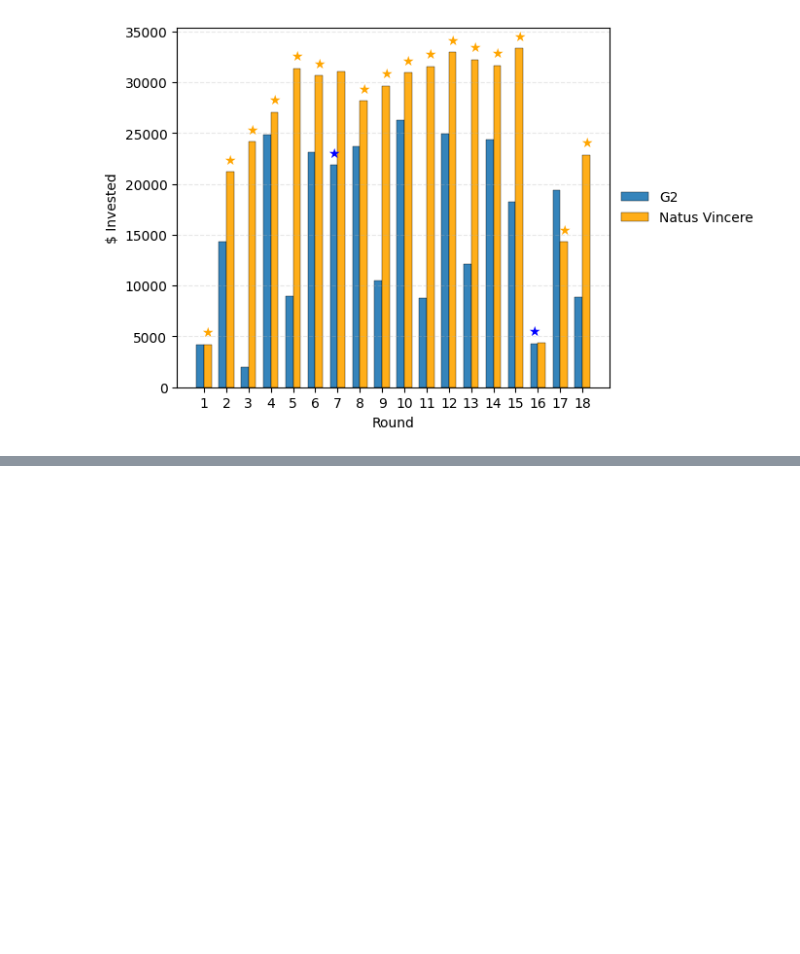
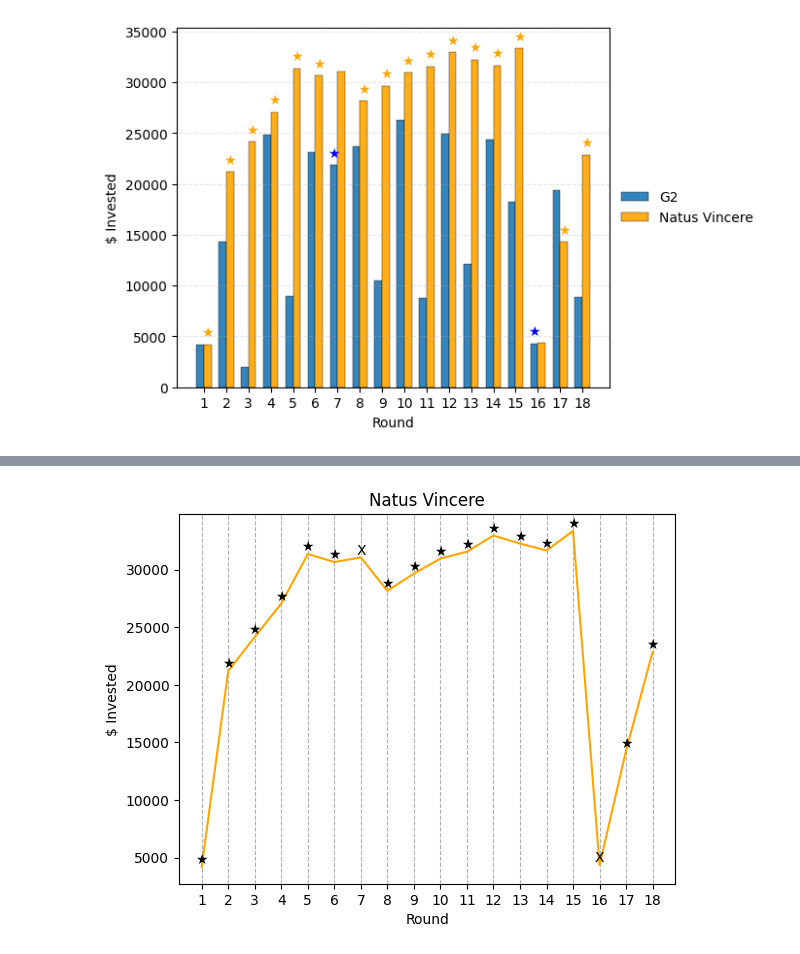
Before and after one commit to ValDevelopment/CS-GO-Team-Economy, a Jupyter notebook: notebooks/.notebook/01_data_overview_viz.ipynb, the cells around one changed output, grey strips where cells are left out. Drawn from its saved outputs; the diff is of its cells as text; code cells hidden in the pictures; blank space fills up the shorter version.

```diff
--- a/notebooks/.notebook/01_data_overview_viz.ipynb
+++ b/notebooks/.notebook/01_data_overview_viz.ipynb
@@ -90,0 +111,17 @@ for i in range(len(t1_econ)):
+# %%
+plt.plot(t2_econ, color = "orange")
+plt.xlabel("Round")
+plt.ylabel("$ Invested")
+for i in range(len(t2_econ)):
+    winner = econ_results_merged.loc[map -1, f"{i+1}_winner"]
+    if winner == 2:
+        plt.text(i, t2_econ.iloc[i], "★",
+                 ha="center", va="bottom", color="black")
+    elif winner == 1:
+        plt.text(i, t2_econ.iloc[i], "X",
+                 ha="center", va="bottom", color="black")
+plt.title(econ_results_filtered.loc[0, "team_2_x"])
+
+plt.grid(axis="x", linestyle="--", alpha=1)
+# %% [output]
+[figure, added]
```
Also changed, not shown: parts of 9 cells of this notebook, 1 other file.
